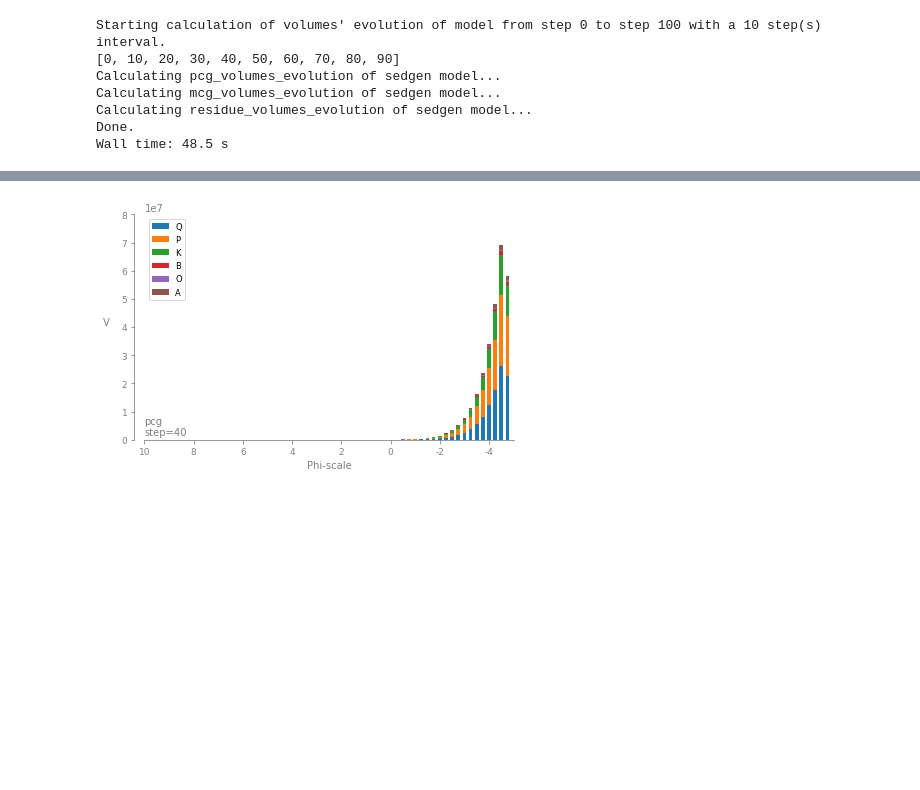
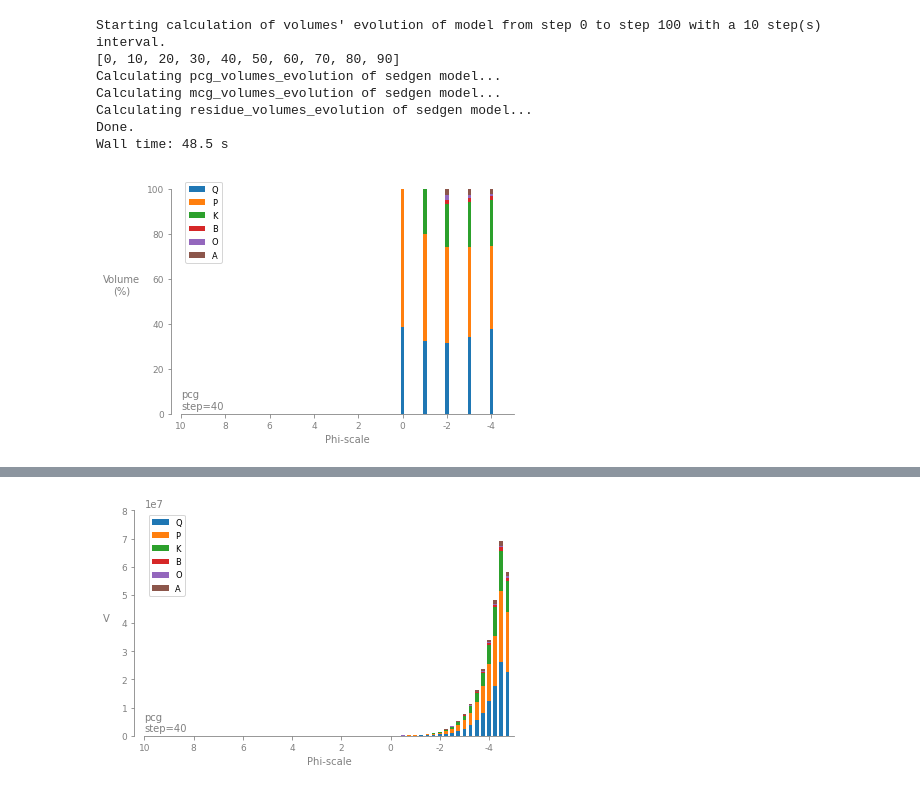
Before and after one commit to Complexio/sedgen, a Jupyter notebook: notebooks/SedGen_testing.ipynb, the cells around one changed output, grey strips where cells are left out. Drawn from its saved outputs; the diff is of its cells as text; code cells hidden in the pictures; blank space fills up the shorter version.

```diff
--- a/notebooks/SedGen_testing.ipynb
+++ b/notebooks/SedGen_testing.ipynb
@@ -141,3 +141,7 @@ Calculating mcg_volumes_evolution of sedgen model...
 Calculating residue_volumes_evolution of sedgen model...
 Done.
 Wall time: 48.5 s
+# %%
+sedgen_CA_NS_mech_evolution.grain_size_barplot(8, 'pcg', plot_relative=True, plot_unit_phi_classes=True)
+# %% [output]
+[figure, added]
```
Also changed, not shown: parts of 3 cells of this notebook, 2 other files.
